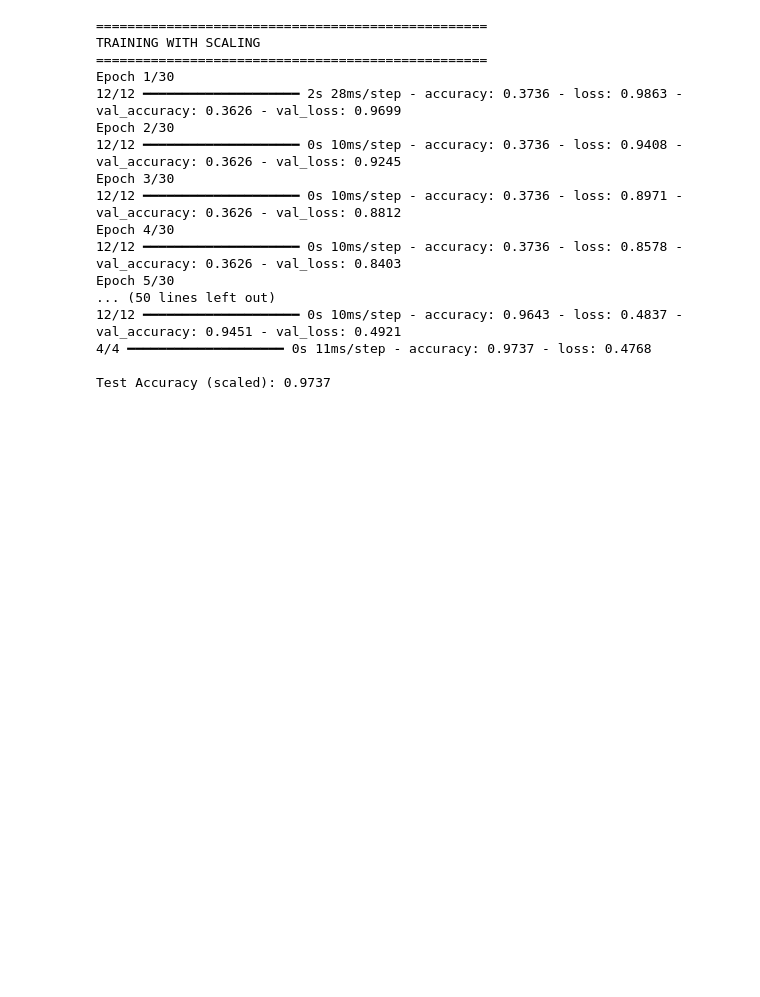
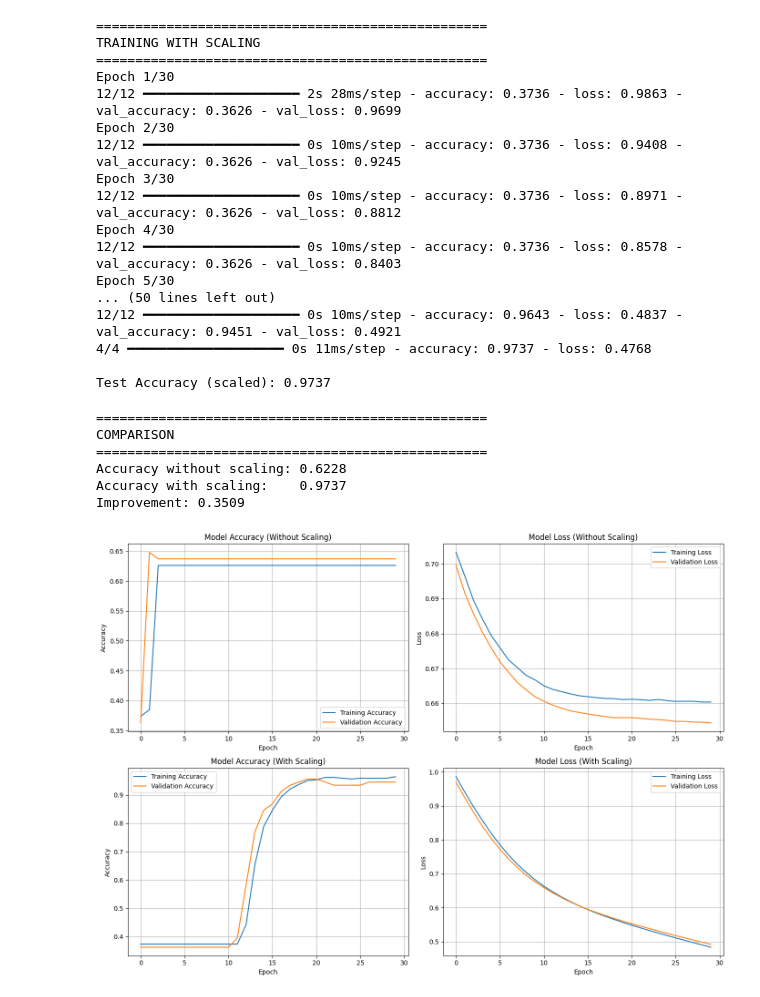
Before and after one commit to stkisengese/keras-classifier, a Jupyter notebook: keras_training_optimize.ipynb, the cells around one changed output. Saved outputs shown, nothing was run; the diff lists cells and outputs as text; code cells hidden in the pictures; blank space fills up the shorter version.

Commit message:
feat: add plot for acuracy and loss visualization

```diff
--- a/keras_training_optimize.ipynb
+++ b/keras_training_optimize.ipynb
@@ -128,3 +128,70 @@ Epoch 5/30
 4/4 ━━━━━━━━━━━━━━━━━━━━ 0s 11ms/step - accuracy: 0.9737 - loss: 0.4768
 
 Test Accuracy (scaled): 0.9737
+# %%
+# Compare results
+print("\n" + "="*50)
+print("COMPARISON")
+print("="*50)
+print(f"Accuracy without scaling: {test_accuracy:.4f}")
+print(f"Accuracy with scaling:    {test_accuracy_scaled:.4f}")
+print(f"Improvement: {(test_accuracy_scaled - test_accuracy):.4f}")
+
+# Why scaling matters:
+# - Features have different ranges (e.g., 0-1000 vs 0-1)
+# - Large values can dominate the learning process
+# - Scaling normalizes features to similar ranges
+# - Results in faster convergence and better performance
+# %% [output]
+==================================================
+COMPARISON
+==================================================
+Accuracy without scaling: 0.6228
+Accuracy with scaling:    0.9737
+Improvement: 0.3509
+# %%
+import matplotlib.pyplot as plt
+
+# Plot training history for both models
+fig, axes = plt.subplots(2, 2, figsize=(14, 10))
+
+# Plot 1: Accuracy without scaling
+axes[0, 0].plot(history_unscaled.history['accuracy'], label='Training Accuracy')
+axes[0, 0].plot(history_unscaled.history['val_accuracy'], label='Validation Accuracy')
+axes[0, 0].set_title('Model Accuracy (Without Scaling)')
+axes[0, 0].set_xlabel('Epoch')
+axes[0, 0].set_ylabel('Accuracy')
+axes[0, 0].legend()
+axes[0, 0].grid(True)
+
+# Plot 2: Loss without scaling
+axes[0, 1].plot(history_unscaled.history['loss'], label='Training Loss')
+axes[0, 1].plot(history_unscaled.history['val_loss'], label='Validation Loss')
+axes[0, 1].set_title('Model Loss (Without Scaling)')
+axes[0, 1].set_xlabel('Epoch')
+axes[0, 1].set_ylabel('Loss')
+axes[0, 1].legend()
+axes[0, 1].grid(True)
+
+# Plot 3: Accuracy with scaling
+axes[1, 0].plot(history_scaled.history['accuracy'], label='Training Accuracy')
+axes[1, 0].plot(history_scaled.history['val_accuracy'], label='Validation Accuracy')
+axes[1, 0].set_title('Model Accuracy (With Scaling)')
+axes[1, 0].set_xlabel('Epoch')
+axes[1, 0].set_ylabel('Accuracy')
+axes[1, 0].legend()
+axes[1, 0].grid(True)
+
+# Plot 4: Loss with scaling
+axes[1, 1].plot(history_scaled.history['loss'], label='Training Loss')
+axes[1, 1].plot(history_scaled.history['val_loss'], label='Validation Loss')
+axes[1, 1].set_title('Model Loss (With Scaling)')
+axes[1, 1].set_xlabel('Epoch')
+axes[1, 1].set_ylabel('Loss')
+axes[1, 1].legend()
+axes[1, 1].grid(True)
+
+plt.tight_layout()
+plt.show()
+# %% [output]
+[figure, added]
```
Also changed, not shown: parts of 1 cell of this notebook.
